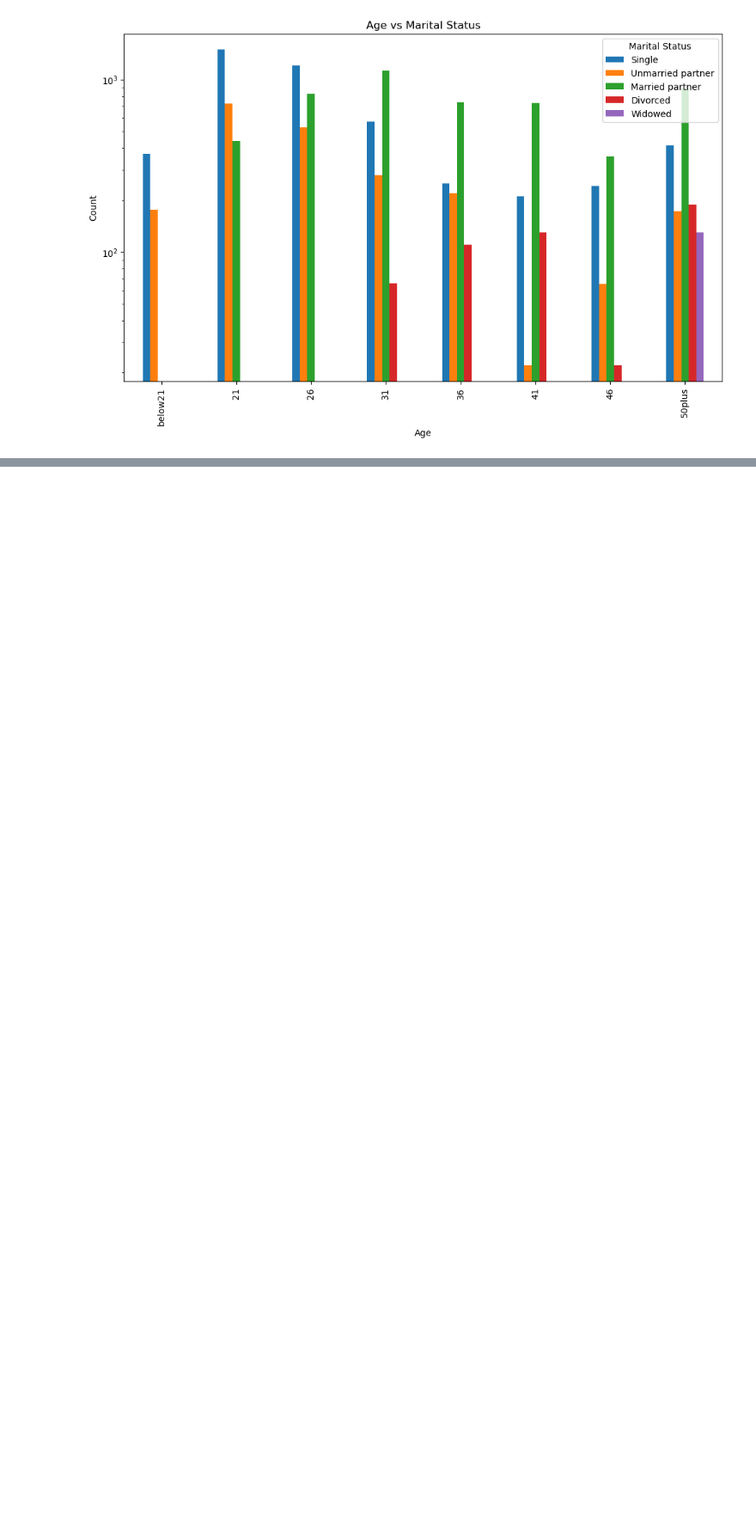
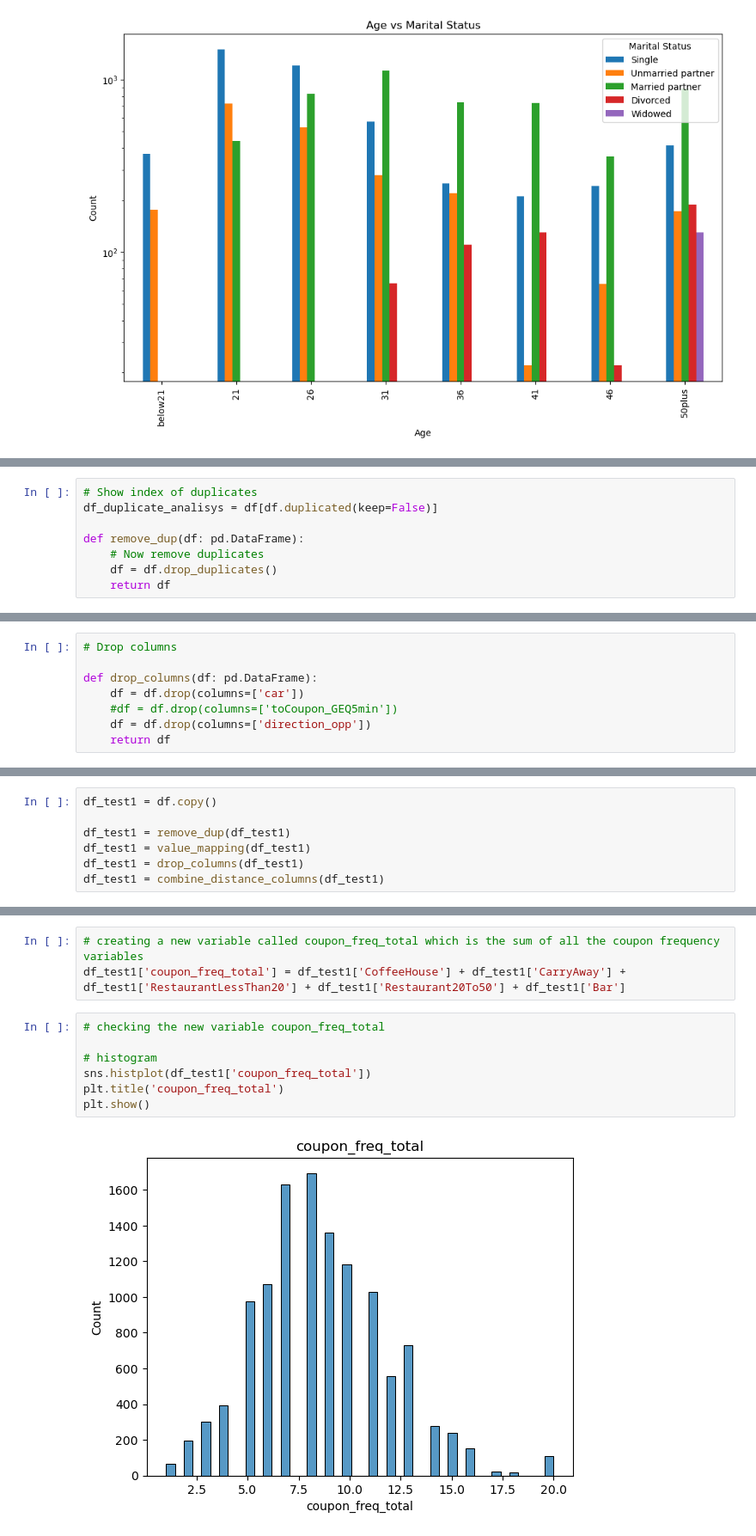
Before and after one commit to leobt23/Data_Mining, a Jupyter notebook: 1_eda/caria.ipynb, the cells around one changed output, grey strips where cells are left out. Shown at 86% size. Drawn from its saved outputs; the diff is of its cells as text; blank space fills up the shorter version.

```diff
--- a/1_eda/caria.ipynb
+++ b/1_eda/caria.ipynb
@@ -166,0 +114,8 @@ plt.show()
+# %%
+# Show index of duplicates
+df_duplicate_analisys = df[df.duplicated(keep=False)]
+
+def remove_dup(df: pd.DataFrame):
+    # Now remove duplicates
+    df = df.drop_duplicates()
+    return df
@@ -166,0 +149,8 @@ plt.show()
+# %%
+# Drop columns
+
+def drop_columns(df: pd.DataFrame):
+    df = df.drop(columns=['car'])
+    #df = df.drop(columns=['toCoupon_GEQ5min'])
+    df = df.drop(columns=['direction_opp'])
+    return df
@@ -166,0 +192,7 @@ plt.show()
+# %%
+df_test1 = df.copy()
+
+df_test1 = remove_dup(df_test1)
+df_test1 = value_mapping(df_test1)
+df_test1 = drop_columns(df_test1)
+df_test1 = combine_distance_columns(df_test1)
@@ -166,0 +304,12 @@ plt.show()
+# %%
+# creating a new variable called coupon_freq_total which is the sum of all the coupon frequency variables
+df_test1['coupon_freq_total'] = df_test1['CoffeeHouse'] + df_test1['CarryAway'] + df_test1['RestaurantLessThan20'] + df_test1['Restaurant20To50'] + df_test1['Bar']
+# %%
+# checking the new variable coupon_freq_total
+
+# histogram
+sns.histplot(df_test1['coupon_freq_total'])
+plt.title('coupon_freq_total')
+plt.show()
+# %% [output]
+[figure, added]
```
Also changed, not shown: parts of 31 cells of this notebook.
